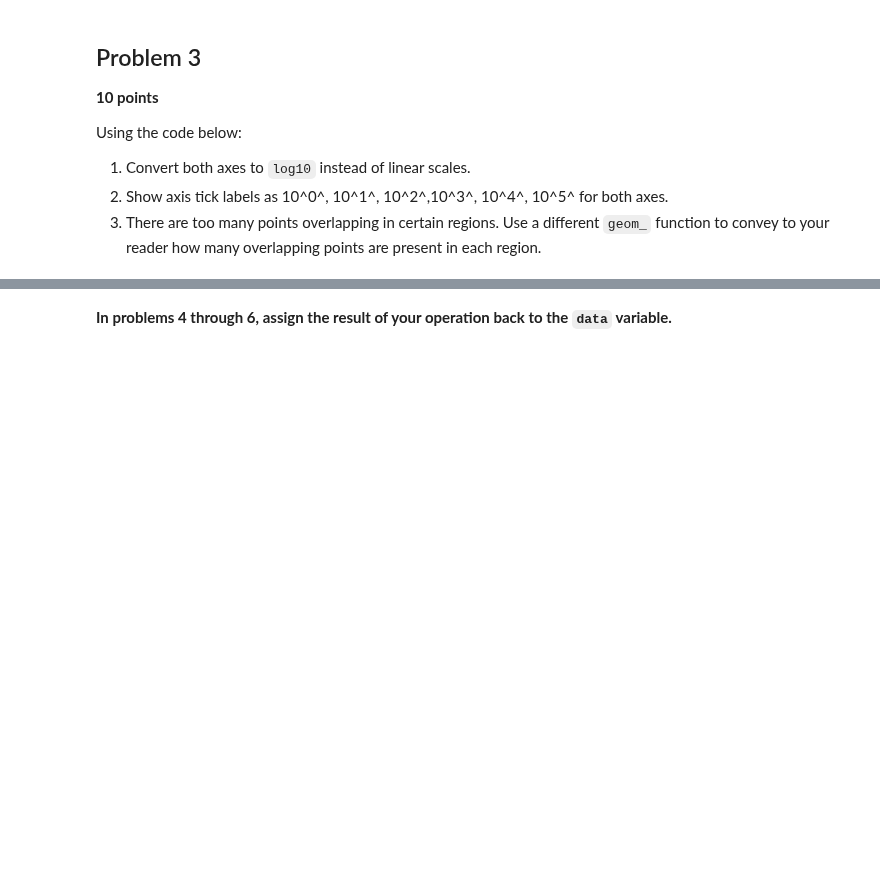
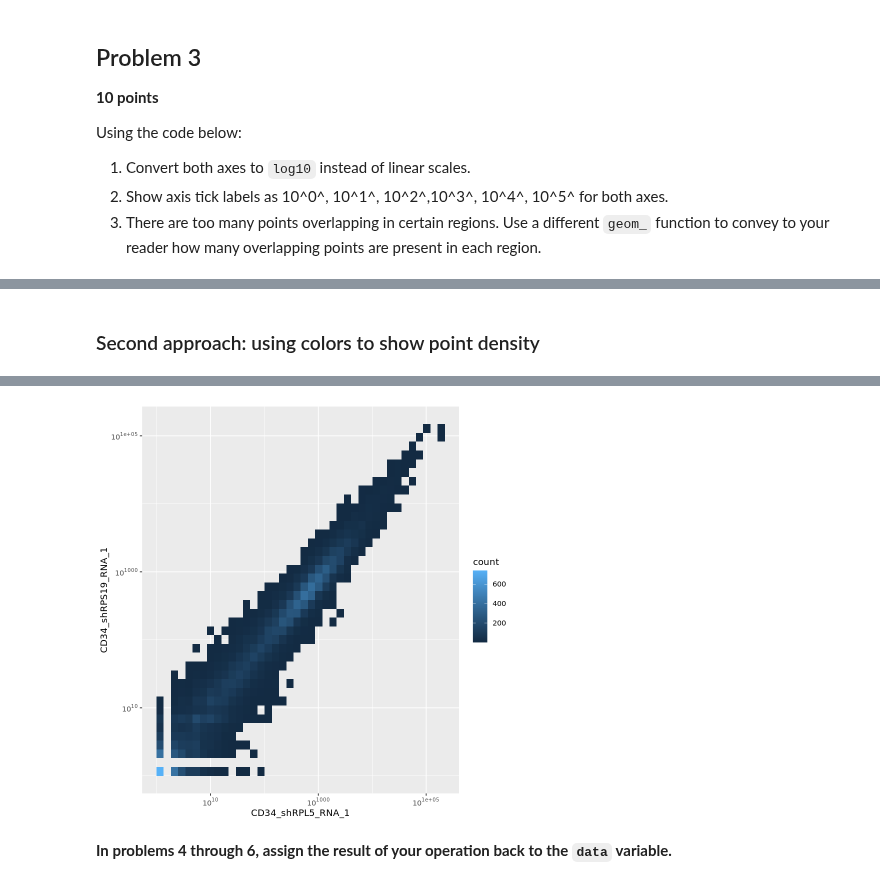
Before and after one commit to mvishn/tfcb_2024, a Jupyter notebook: homeworks/homework06/homework06.ipynb, the cells around one changed output, grey strips where cells are left out. Saved outputs shown, nothing was run; the diff lists cells and outputs as text; code cells hidden in the pictures; blank space fills up the shorter version.

```diff
--- a/homeworks/homework06/homework06.ipynb
+++ b/homeworks/homework06/homework06.ipynb
@@ -74,0 +164,11 @@ data %>%
+# %% [markdown]
+### Second approach: using colors to show point density ###
+# %%
+library(scales)
+data %>%
+  select(CD34_shRPL5_RNA_1, CD34_shRPS19_RNA_1) %>%
+  ggplot(aes(x = CD34_shRPL5_RNA_1, y = CD34_shRPS19_RNA_1)) +
+  geom_bin2d(bins = 40) + #assigns colors to squares based on point density in that square
+  scale_x_log10(labels = math_format(10^.x)) +  # Log10 scale for x-axis
+  scale_y_log10(labels = math_format(10^.x))    # Log10 scale for y-axis
+# %% [output]
@@ -75,3 +181,4 @@ data %>%
+[figure, added]
 # %% [markdown]
 **In problems 4 through 6, assign the result of your operation back to the `data`
 variable.**
```
Also changed, not shown: parts of 24 cells of this notebook, 5 other files.
